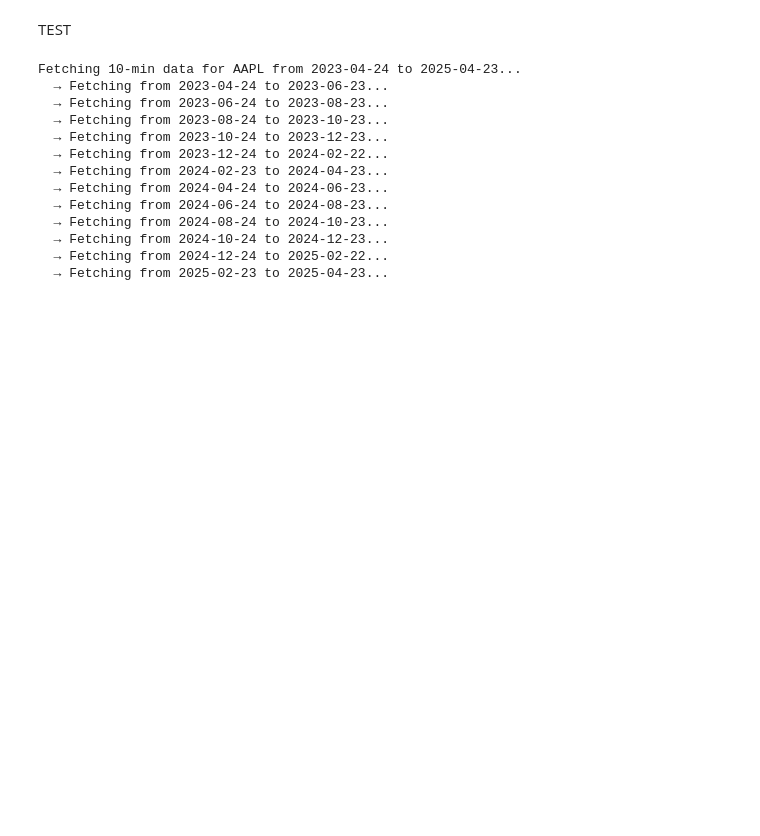
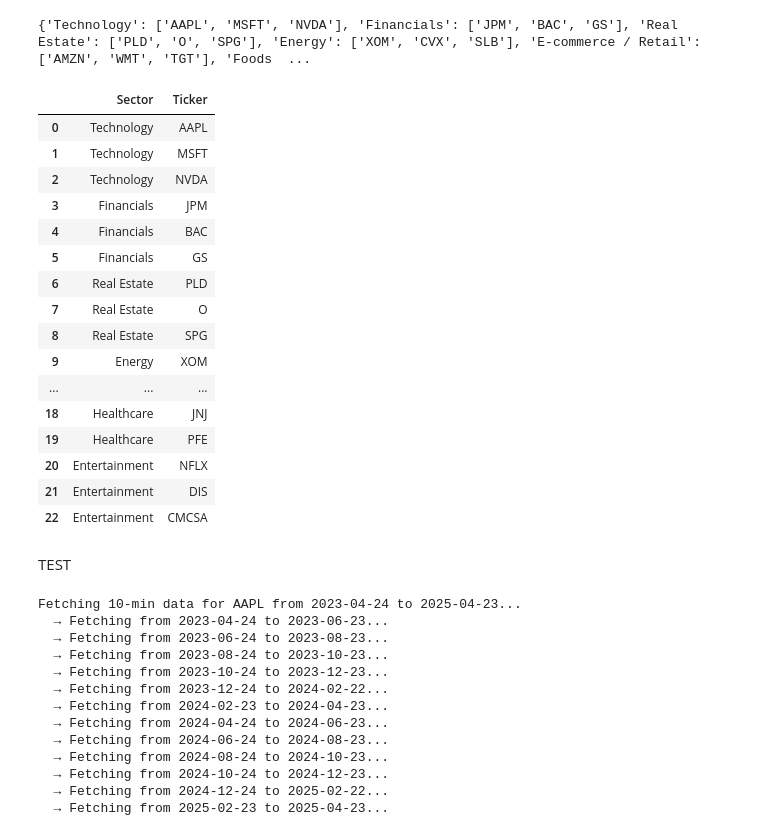
Before and after one commit to AndreasWendel/Examens, a Jupyter notebook: db setup.ipynb, the cells around one changed output. Cells and saved outputs as stored; diff of their text form; code cells hidden in the pictures; blank space fills up the shorter version.

```diff
--- a/db setup.ipynb
+++ b/db setup.ipynb
@@ -17,3 +17,45 @@ import pandas as pd
 import time
 # %%
 conn = sqlite3.connect("Database/news_data.db")
+# %%
+stocks_by_sector = {
+    "Technology": ["AAPL", "MSFT", "NVDA"],
+    "Financials": ["JPM", "BAC", "GS"],
+    "Real Estate": ["PLD", "O", "SPG"],
+    "Energy": ["XOM", "CVX", "SLB"],
+    "E-commerce / Retail": ["AMZN", "WMT", "TGT"],
+    "Foods and Consumables": ["KO", "PG", "PEP"],
+    "Healthcare": ["JNJ", "PFE"],
+    "Entertainment": ["NFLX", "DIS", "CMCSA"]
+}
+
+print(stocks_by_sector)
+# %% [output]
+{'Technology': ['AAPL', 'MSFT', 'NVDA'], 'Financials': ['JPM', 'BAC', 'GS'], 'Real Estate': ['PLD', 'O', 'SPG'], 'Energy': ['XOM', 'CVX', 'SLB'], 'E-commerce / Retail': ['AMZN', 'WMT', 'TGT'], 'Foods  ...
+# %%
+data = result = [
+    (sector, ticker)  # Create a tuple of (sector, ticker)
+    for sector, tickers in stocks_by_sector.items()  # Loop through each sector and list of tickers
+    for ticker in tickers  # Loop through each ticker in the list of tickers for that sector
+]
+data_df = pd.DataFrame(data, columns=["Sector", "Ticker"])
+# %%
+data_df
+# %% [output]
+|  | Sector | Ticker |
+| 0 | Technology | AAPL |
+| 1 | Technology | MSFT |
+| 2 | Technology | NVDA |
+| 3 | Financials | JPM |
+| 4 | Financials | BAC |
+| 5 | Financials | GS |
+| 6 | Real Estate | PLD |
+| 7 | Real Estate | O |
+| 8 | Real Estate | SPG |
+| 9 | Energy | XOM |
+| ... | ... | ... |
+| 18 | Healthcare | JNJ |
+| 19 | Healthcare | PFE |
+| 20 | Entertainment | NFLX |
+| 21 | Entertainment | DIS |
+| 22 | Entertainment | CMCSA |
```
Also changed, not shown: parts of 6 cells of this notebook, 3 other files.
